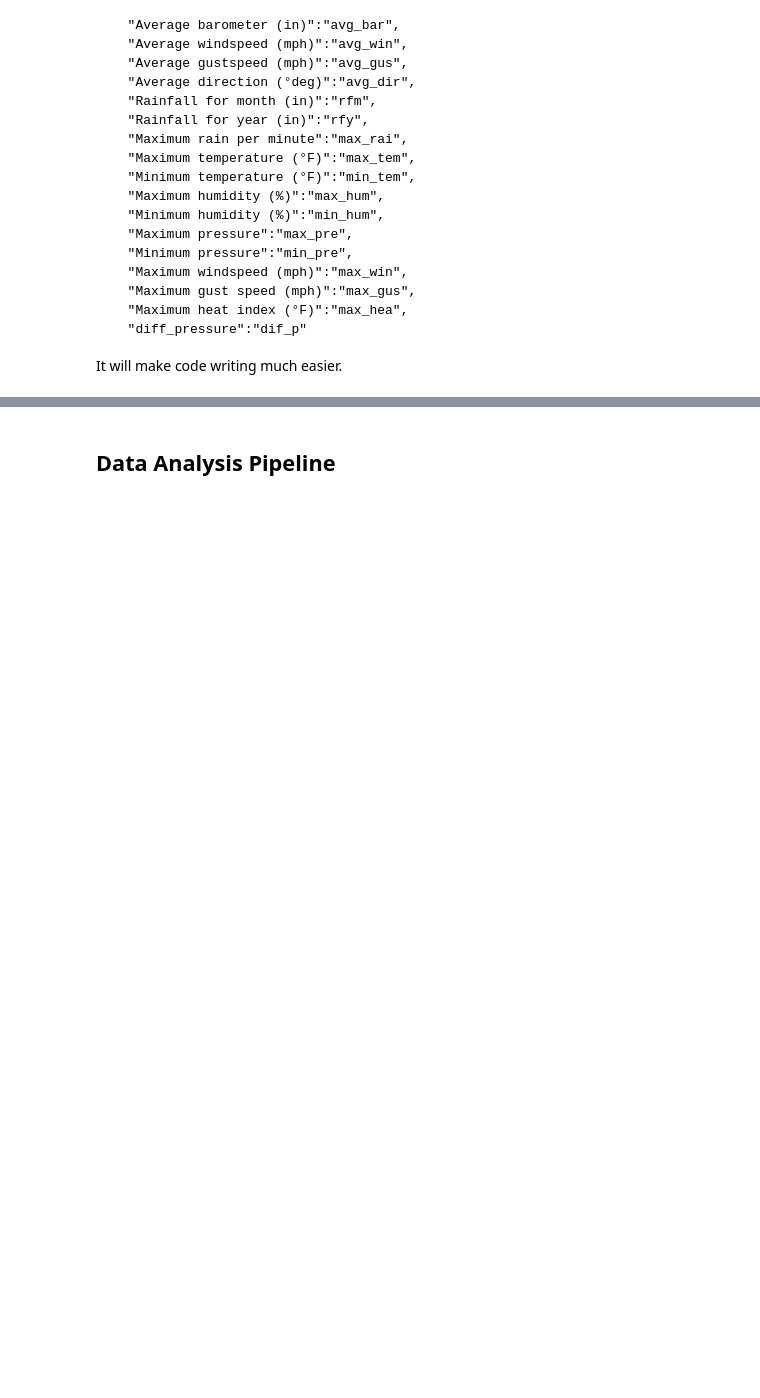
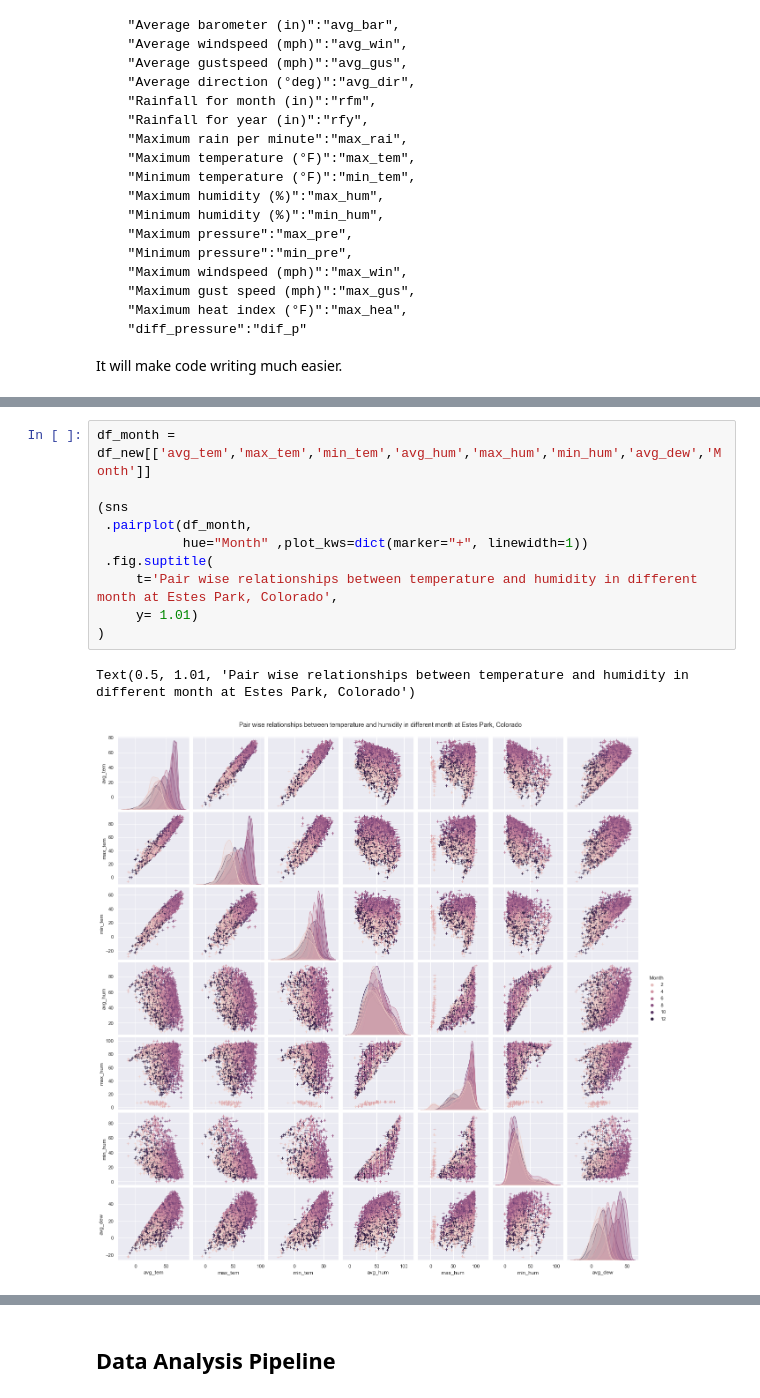
Before and after one commit to ubco-W2022T1-cosc301/project-group29, a Jupyter notebook: notebooks/analysis1.ipynb, the cells around one changed output, grey strips where cells are left out. Saved outputs shown, nothing was run; the diff lists cells and outputs as text; blank space fills up the shorter version.

```diff
--- a/notebooks/analysis1.ipynb
+++ b/notebooks/analysis1.ipynb
@@ -149,0 +136,13 @@ sns.kdeplot(data=df_new, x="avg_dew", y="avg_hum",fill=True,thresh=0, levels=100
+# %%
+df_month = df_new[['avg_tem','max_tem','min_tem','avg_hum','max_hum','min_hum','avg_dew','Month']]
+
+(sns
+ .pairplot(df_month,
+           hue="Month" ,plot_kws=dict(marker="+", linewidth=1))
+ .fig.suptitle(
+     t='Pair wise relationships between temperature and humidity in different month at Estes Park, Colorado',
+     y= 1.01)
+)
+# %% [output]
+Text(0.5, 1.01, 'Pair wise relationships between temperature and humidity in different month at Estes Park, Colorado')
+[figure, added]
```
Also changed, not shown: parts of 50 cells of this notebook.
